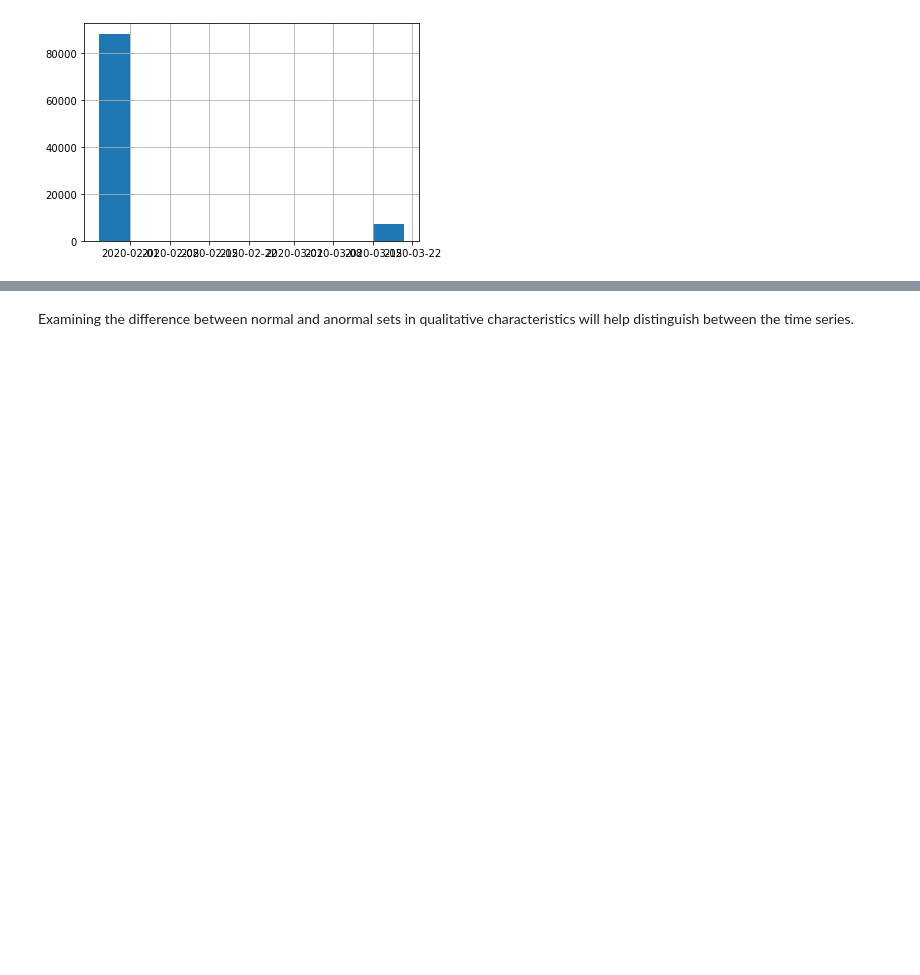
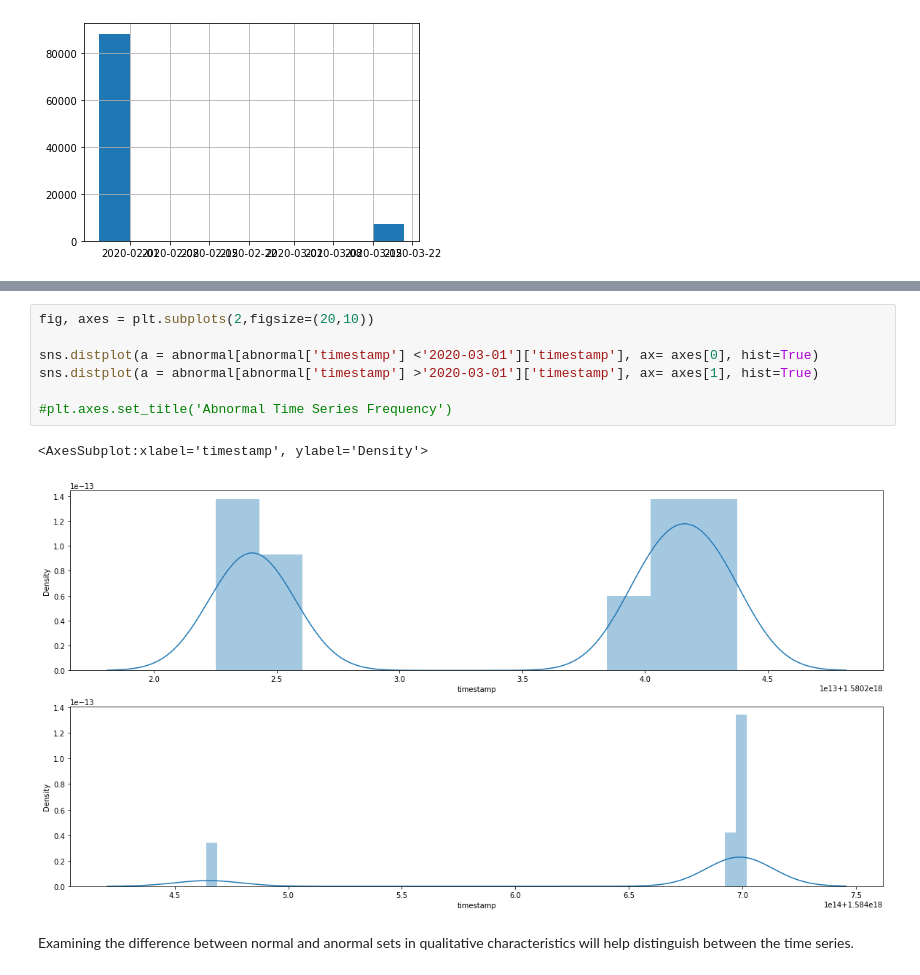
Before and after one commit to jadeadams517/cryptojacking_prediction, a Jupyter notebook: initialworkbook.ipynb, the cells around one changed output, grey strips where cells are left out. Drawn from its saved outputs; the diff is of its cells as text; blank space fills up the shorter version.

```diff
--- a/initialworkbook.ipynb
+++ b/initialworkbook.ipynb
@@ -174,3 +220,13 @@ abnormal['timestamp'].hist()
+# %%
+fig, axes = plt.subplots(2,figsize=(20,10))
+
+sns.distplot(a = abnormal[abnormal['timestamp'] <'2020-03-01']['timestamp'], ax= axes[0], hist=True)
+sns.distplot(a = abnormal[abnormal['timestamp'] >'2020-03-01']['timestamp'], ax= axes[1], hist=True)
+
+#plt.axes.set_title('Abnormal Time Series Frequency')
+# %% [output]
+<AxesSubplot:xlabel='timestamp', ylabel='Density'>
+[figure, added]
 # %% [markdown]
 Examining the difference between normal and anormal sets in qualitative characteristics will help distinguish between the time series.
 # %%
```
Also changed, not shown: parts of 14 cells of this notebook.
